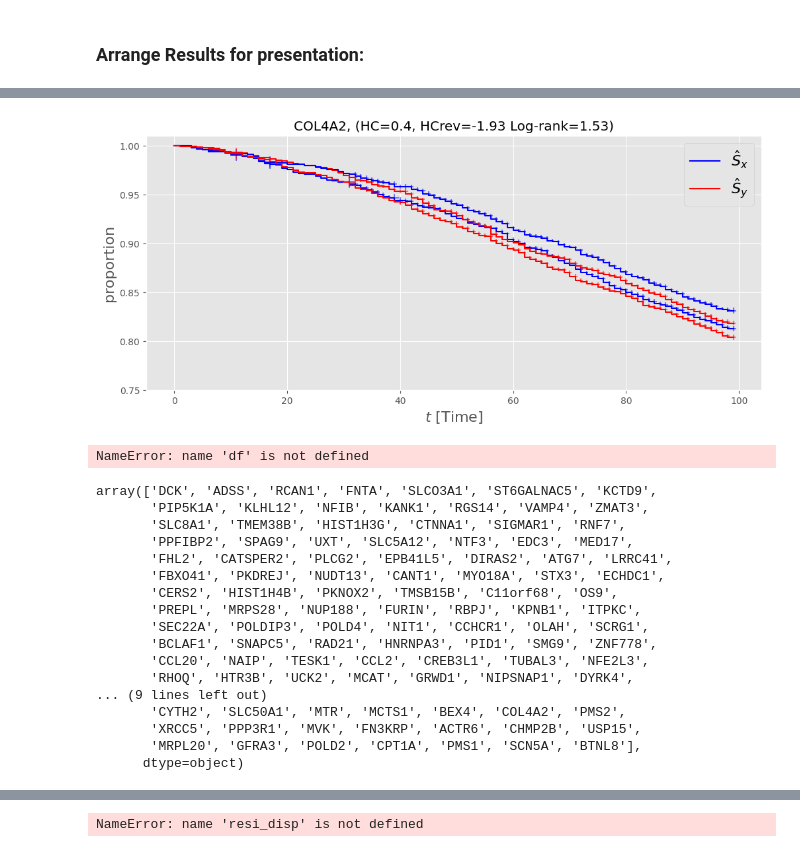
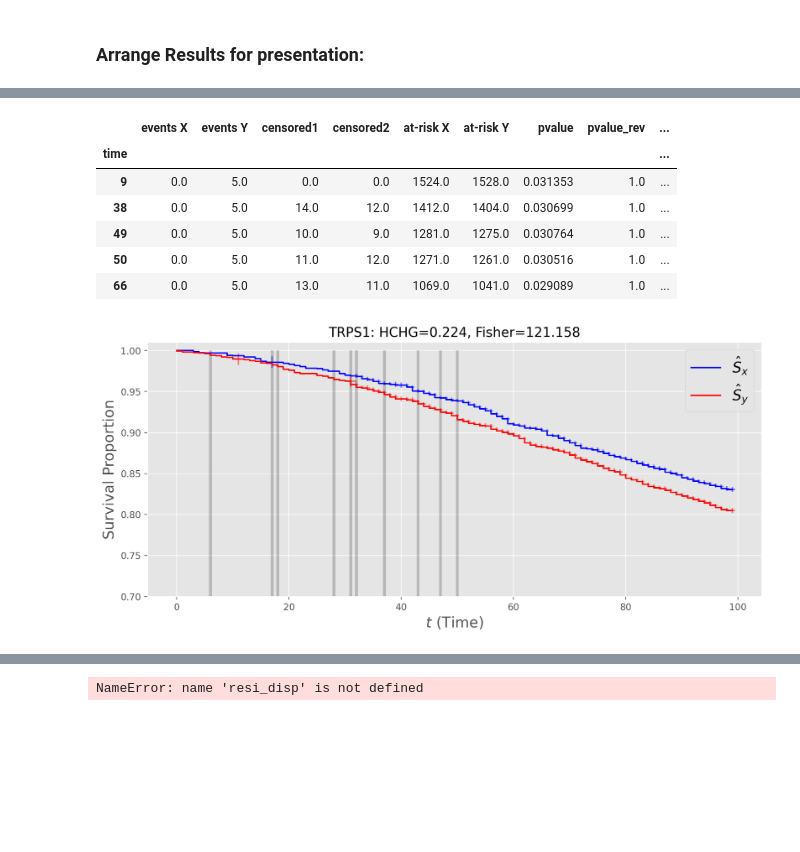
Before and after one commit to alonkipnis/HCHG, a Jupyter notebook: survival_real_data.ipynb, the cells around one changed output, grey strips where cells are left out. Drawn from its saved outputs; the diff is of its cells as text; code cells hidden in the pictures; blank space fills up the shorter version.

```diff
--- a/survival_real_data.ipynb
+++ b/survival_real_data.ipynb
@@ -332,8 +329,0 @@ from illustrate_gene_expression_survival_curves import illustrate_survival_curve
-# %%
-from test_gene_expression import test_gene
-
-acc = []
-nMonte = 1000
-for _ in range(nMonte):
-    r = test_gene(df, gene_name, T, stbl=True, randomize=True)
-    acc.append(r['hc_greater'].values[0])
@@ -390,18 +374,3 @@ hc_sum.sort_values('rate_succ', ascending=False).head(50)
-# %%
-plt.rcParams['figure.figsize'] =  [12, 5]
-resi['flip'] = resi.hc_greater_rev > resi.hc_greater
-resi['hc'] = np.maximum(resi.hc_greater_rev, resi.hc_greater)
-
-resi['no_p'] = 0
-resi_sample = resi.sample(2)
-for r in tqdm(resi_sample.iterrows()):
-    gene_name = r[1]['name']
-    dfp, dfg = illustrate_survival_curve(df, gene_name, T, stbl=False, show_HCT=False)
-    resi.loc[r[0],'no_p'] = len(dfp)
-plt.ylim([.75 ,1.01])
-plt.show()
-# %% [output]
-[figure, removed]
 # %%
 gene_name = 'TRPS1'
 T = 100
@@ -412,7 +381,6 @@ from survival import multi_pvals
 dfg = reduce_time_resolution(two_groups_gene(df, gene_name), T)
 Nt1, Nt2 = dfg['at-risk1'].values, dfg['at-risk2'].values
 Ot1, Ot2 = dfg['dead1'].values, dfg['dead2'].values
-
 
 def HCHG_survival_analysis(Nt1, Nt2, Ot1, Ot2, randomize=False, stbl=stbl):
 
@@ -438,53 +406,39 @@ def HCHG_survival_analysis_full(Nt1, Nt2, Ot1, Ot2, randomize=False, stbl=stbl):
 
     dfg, hc, fisher = HCHG_survival_analysis(Nt1, Nt2, Ot1, Ot2, randomize=randomize, stbl=stbl)
 
     fpval = dfg.suspected
     plt.step(dfg.index, dfg['Survival Proportion X'], 'b', where='pre')
     plt.step(dfg.index, dfg['Survival Proportion Y'], 'r', where='pre')
     ct1 = dfg['censored1'] > 0
     ct2 = dfg['censored2'] > 0
     s1 = 10 * (dfg.loc[ct1, 'censored1'].max() / dfg.loc[ct1, 'censored1']).values
     s2 = 10 * (dfg.loc[ct2, 'censored2'].max() / dfg.loc[ct2, 'censored2']).values
     plt.scatter(dfg.index[ct1], dfg.loc[ct1,'Survival Proportion X'],
                 marker='+', c='b',
                 s=s1, alpha=.5)
     plt.scatter(dfg.index[ct2], dfg.loc[ct2,'Survival Proportion Y'],
                 marker='+', c='r',
                 s=s2, alpha=.5)
 
     plt.legend([r'$\hat{S}_x$', r'$\hat{S}_y$'], fontsize=16, loc=1)
 
     plt.bar(dfg.index[:len(fpval)], fpval, color='k', alpha=.2, width=.5)
 
     plt.title(rf"{gene_name}: HCHG={np.round(hc,3)}, Fisher={np.round(fisher,3)}")
     plt.ylabel('Survival Proportion', fontsize=16)
     plt.xlabel(r'$t$ (Time)', fontsize=16)
     plt.ylim([0.7, 1.01])
 
     return dfg
 
 dfg = HCHG_survival_analysis_full(Nt1, Nt2, Ot1, Ot2)
-dfg
+dfp
 # %% [output]
-NameError: name 'df' is not defined
+|  | events X | events Y | censored1 | censored2 | at-risk X | at-risk Y | pvalue | pvalue_rev | ... |
+| time |  |  |  |  |  |  |  |  | ... |
+| 9 | 0.0 | 5.0 | 0.0 | 0.0 | 1524.0 | 1528.0 | 0.031353 | 1.0 | ... |
+| 38 | 0.0 | 5.0 | 14.0 | 12.0 | 1412.0 | 1404.0 | 0.030699 | 1.0 | ... |
+| 49 | 0.0 | 5.0 | 10.0 | 9.0 | 1281.0 | 1275.0 | 0.030764 | 1.0 | ... |
+| 50 | 0.0 | 5.0 | 11.0 | 12.0 | 1271.0 | 1261.0 | 0.030516 | 1.0 | ... |
+| 66 | 0.0 | 5.0 | 13.0 | 11.0 | 1069.0 | 1041.0 | 0.029089 | 1.0 | ... |
+[figure, added]
-# %%
-ls_rep = resi[resi['no_p'] >= 2].name.unique()
-ls_rep
-# %% [output]
-array(['DCK', 'ADSS', 'RCAN1', 'FNTA', 'SLCO3A1', 'ST6GALNAC5', 'KCTD9',
-       'PIP5K1A', 'KLHL12', 'NFIB', 'KANK1', 'RGS14', 'VAMP4', 'ZMAT3',
-       'SLC8A1', 'TMEM38B', 'HIST1H3G', 'CTNNA1', 'SIGMAR1', 'RNF7',
-       'PPFIBP2', 'SPAG9', 'UXT', 'SLC5A12', 'NTF3', 'EDC3', 'MED17',
-       'FHL2', 'CATSPER2', 'PLCG2', 'EPB41L5', 'DIRAS2', 'ATG7', 'LRRC41',
-       'FBXO41', 'PKDREJ', 'NUDT13', 'CANT1', 'MYO18A', 'STX3', 'ECHDC1',
-       'CERS2', 'HIST1H4B', 'PKNOX2', 'TMSB15B', 'C11orf68', 'OS9',
-       'PREPL', 'MRPS28', 'NUP188', 'FURIN', 'RBPJ', 'KPNB1', 'ITPKC',
-       'SEC22A', 'POLDIP3', 'POLD4', 'NIT1', 'CCHCR1', 'OLAH', 'SCRG1',
-       'BCLAF1', 'SNAPC5', 'RAD21', 'HNRNPA3', 'PID1', 'SMG9', 'ZNF778',
-       'CCL20', 'NAIP', 'TESK1', 'CCL2', 'CREB3L1', 'TUBAL3', 'NFE2L3',
-       'RHOQ', 'HTR3B', 'UCK2', 'MCAT', 'GRWD1', 'NIPSNAP1', 'DYRK4',
-... (9 lines left out)
-       'CYTH2', 'SLC50A1', 'MTR', 'MCTS1', 'BEX4', 'COL4A2', 'PMS2',
-       'XRCC5', 'PPP3R1', 'MVK', 'FN3KRP', 'ACTR6', 'CHMP2B', 'USP15',
-       'MRPL20', 'GFRA3', 'POLD2', 'CPT1A', 'PMS1', 'SCN5A', 'BTNL8'],
-      dtype=object)
```
Also changed, not shown: parts of 32 cells of this notebook, 6 other files.
